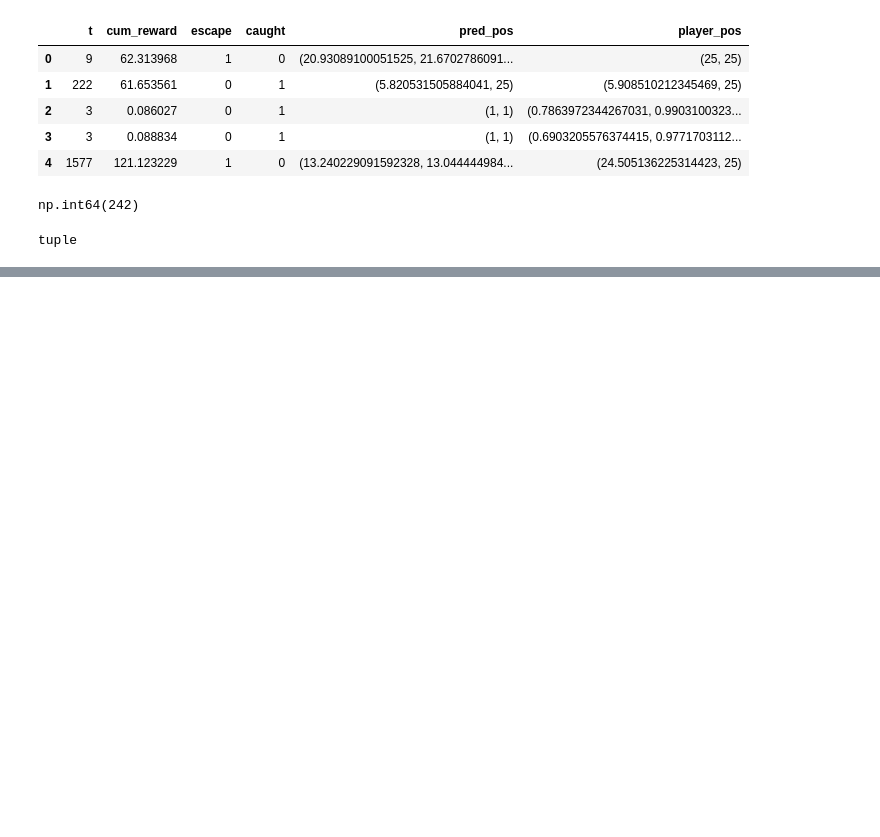
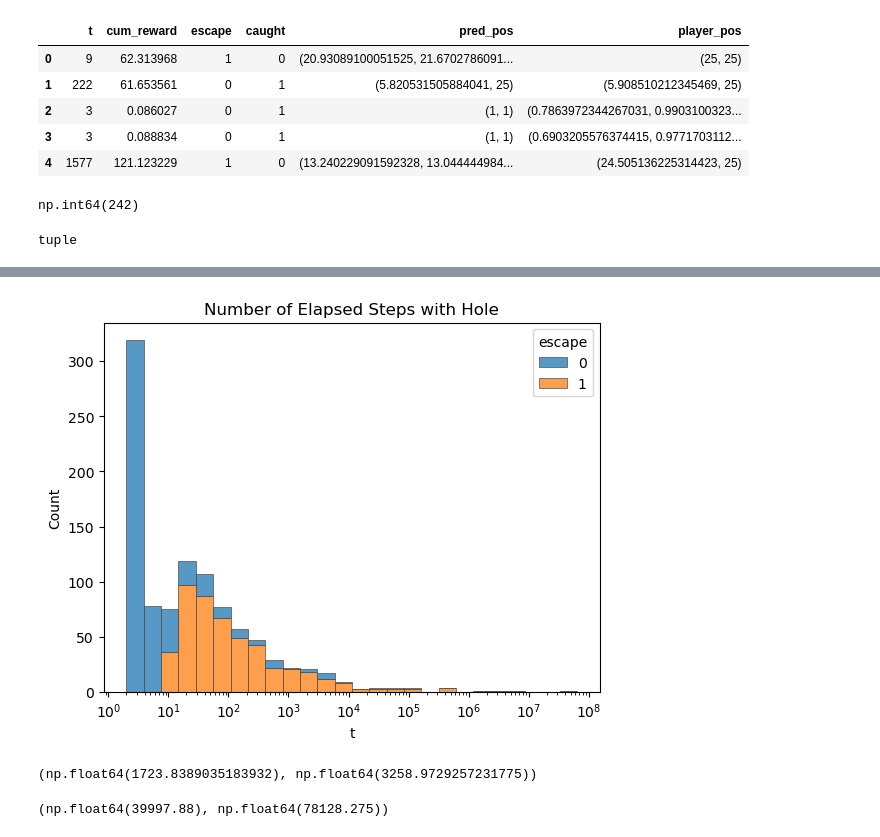
Before and after one commit to halliganbs/csc5661, a Jupyter notebook: lab2/chase_envrion.ipynb, the cells around one changed output, grey strips where cells are left out. Drawn from its saved outputs; the diff is of its cells as text; code cells hidden in the pictures; blank space fills up the shorter version.

```diff
--- a/lab2/chase_envrion.ipynb
+++ b/lab2/chase_envrion.ipynb
@@ -200,0 +249,22 @@ g1 = sns.histplot(
+# %%
+g1 = sns.histplot(
+    data=dt,
+    x='t',hue="escape",
+    multiple="stack",
+    edgecolor=".3",
+    linewidth=.5,
+    log_scale=True,
+)
+g1.set(title="Number of Elapsed Steps with Hole")
+fig = g1.figure
+fig.savefig("images/chase_hard_steps.png", format='png')
+# %% [output]
+[figure, added]
+# %%
+df['cum_reward'].mean(), dt['cum_reward'].mean()
+# %% [output]
+(np.float64(1723.8389035183932), np.float64(3258.9729257231775))
+# %%
+df['t'].mean(), dt['t'].mean()
+# %% [output]
+(np.float64(39997.88), np.float64(78128.275))
```
Also changed, not shown: parts of 10 cells of this notebook, 14 other files.
